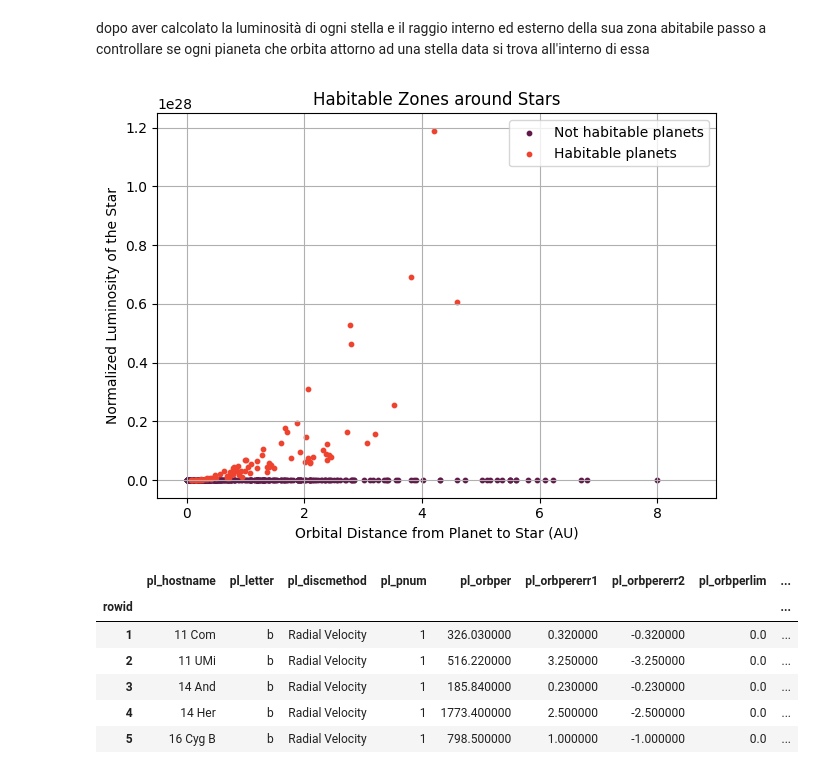
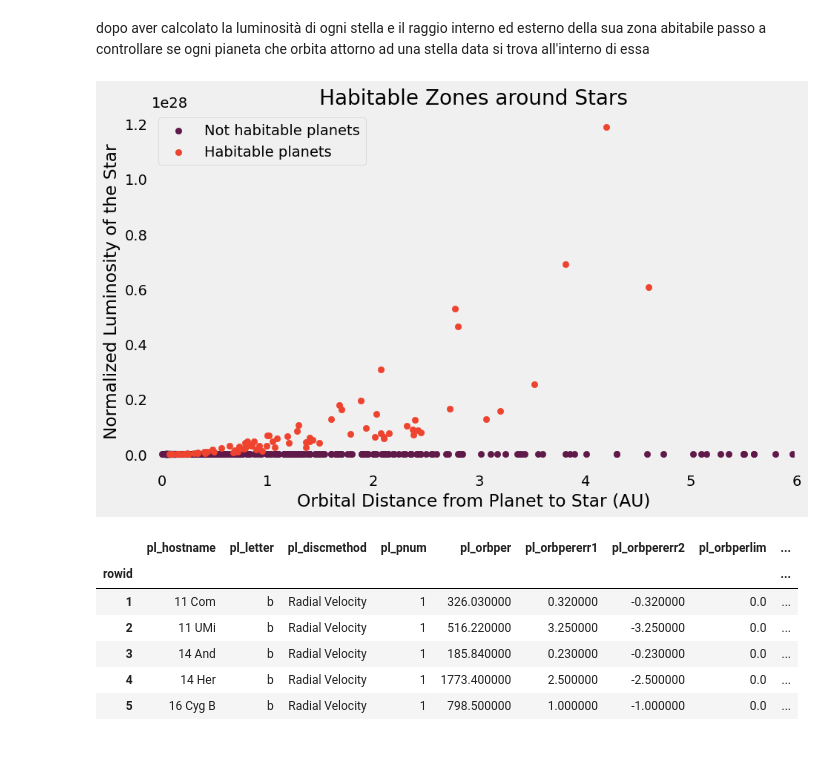
Before and after one commit to mattiaise/scientific-visualization, a Jupyter notebook: notebook.ipynb, the cells around one changed output. Drawn from its saved outputs; the diff is of its cells as text; code cells hidden in the pictures.

```diff
--- a/notebook.ipynb
+++ b/notebook.ipynb
@@ -4,13 +4,12 @@ Importo le principali librerie e inizializzo il dataframe su cui devo lavorare
 import pandas as pd
 import numpy as np
 import matplotlib.pyplot as plt
-from scipy.constants import golden
 
 plt.style.use('fivethirtyeight')
-plt.rc('figure', figsize=(5.0, 5.0/golden))
+plt.rc('figure', figsize=(10, 6))
 
-planets = pd.read_csv('kepler_confirmed_planets.csv', sep=',',  index_col=0)
-planets
+planets = pd.read_csv('data/kepler_confirmed_planets.csv', sep=',',  index_col=0)
+planets.head()
 # %% [output]
 |  | pl_hostname | pl_letter | pl_discmethod | pl_pnum | pl_orbper | pl_orbpererr1 | pl_orbpererr2 | pl_orbperlim | ... |
 | rowid |  |  |  |  |  |  |  |  | ... |
@@ -71,22 +64,21 @@ dopo aver calcolato la luminosità di ogni stella e il raggio interno ed esterno
 # %%
 # planets into the habitable zone
 h_planets = planets[planets['pl_orbsmax'].between(planets['R_int'], planets['R_est'])]
 # planets not into the habitable zone
 nh_planets = planets[~planets['pl_orbsmax'].between(planets['R_int'], planets['R_est'])]
 
-plt.scatter(nh_planets['pl_orbsmax'], nh_planets['normalized_bright'], color='#601A4A', label='Not habitable planets', s=10)
-plt.scatter(h_planets['pl_orbsmax'], h_planets['st_bright'], color='#EE442F', label='Habitable planets', s=10)
-plt.xlim(-0.5, 9)
+plt.scatter(nh_planets['pl_orbsmax'], nh_planets['normalized_bright'], color='#601A4A', label='Not habitable planets')
+plt.scatter(h_planets['pl_orbsmax'], h_planets['st_bright'], color='#EE442F', label='Habitable planets')
+plt.xlim(-0.1, 6)
 
 plt.xlabel('Orbital Distance from Planet to Star (AU)')
 plt.ylabel('Normalized Luminosity of the Star')
 plt.title('Habitable Zones around Stars')
 plt.legend()
-plt.grid(True)
-plt.tight_layout()
+plt.grid(False)
 plt.show()
 # %% [output]
-[figure, old version]
+[figure, new version]
 # %%
 nh_planets
 # %% [output]
```
Also changed, not shown: parts of 2 cells of this notebook, 1 other file.
